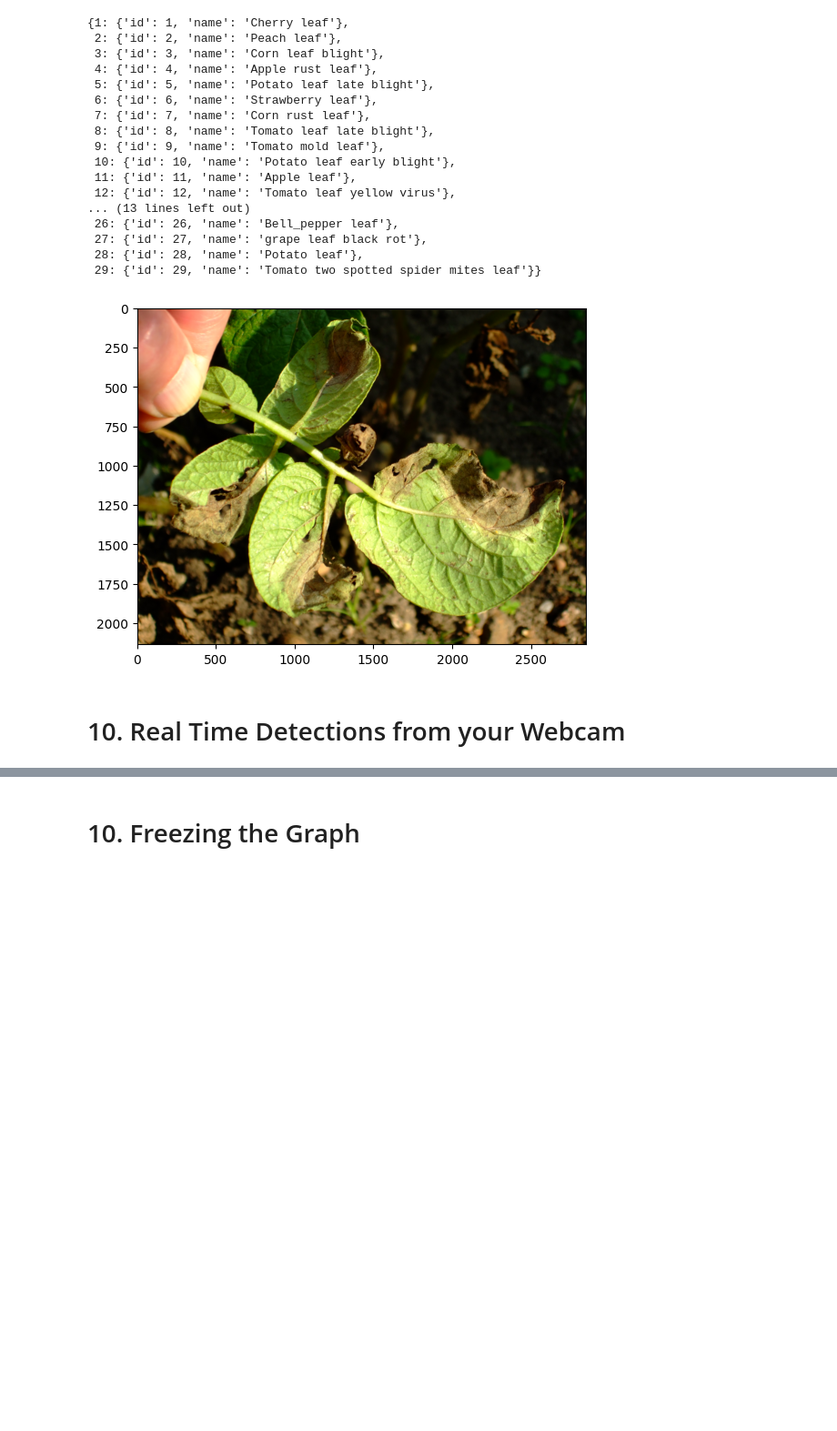
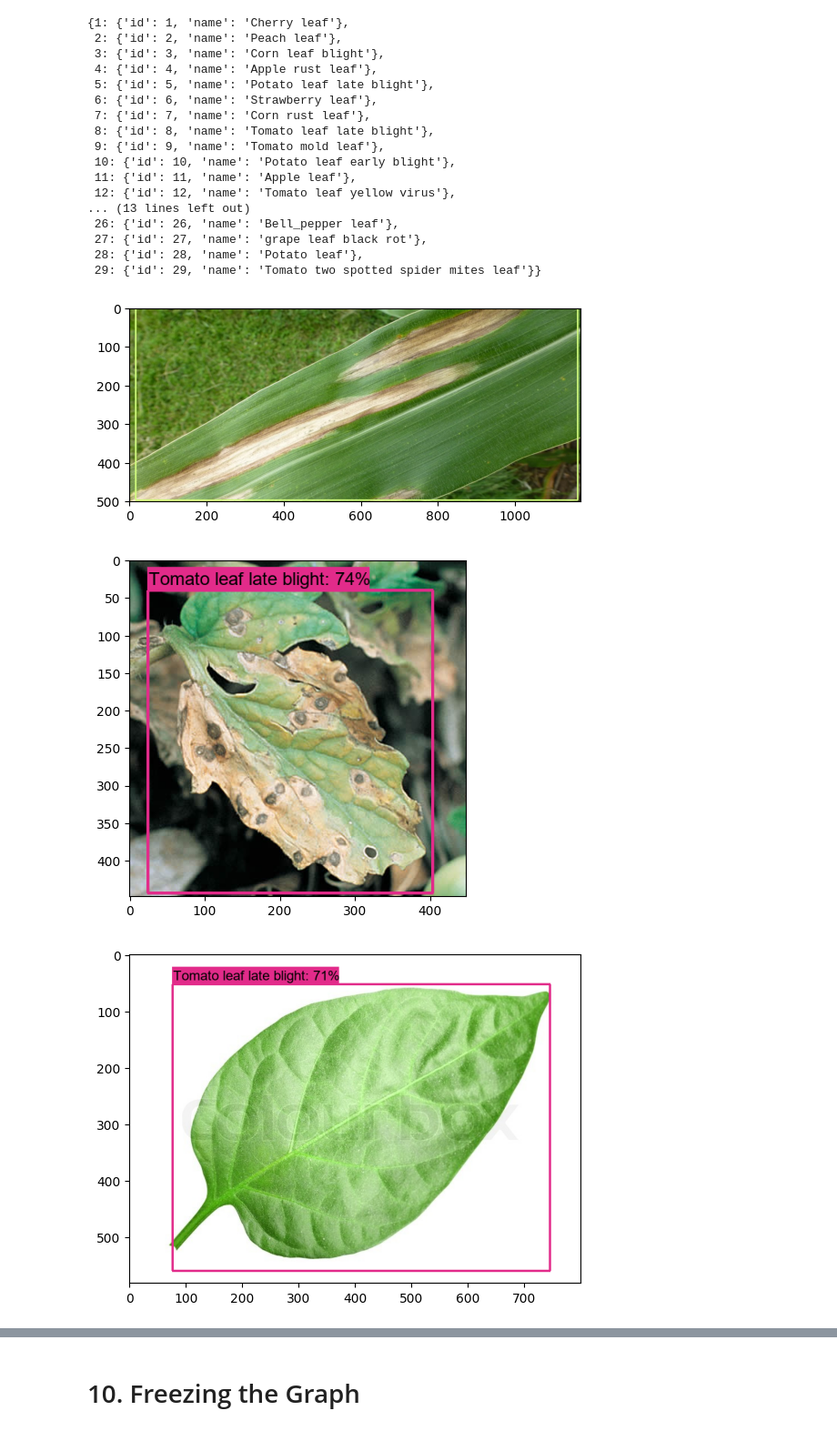
Before and after one commit to gammaraysky/tf_objectiondetection, a Jupyter notebook: 2. Training and Detection_3.ipynb, the cells around one changed output, grey strips where cells are left out. Shown at 91% size. Cells and saved outputs as stored; diff of their text form; code cells hidden in the pictures; blank space fills up the shorter version.

```diff
--- a/2. Training and Detection_3.ipynb
+++ b/2. Training and Detection_3.ipynb
@@ -848,40 +848,38 @@ category_index
  28: {'id': 28, 'name': 'Potato leaf'},
  29: {'id': 29, 'name': 'Tomato two spotted spider mites leaf'}}
 # %%
-IMAGE_PATH = os.path.join(paths['IMAGE_PATH'], 'TEST', 'backus-056-potato-blight.jpg')
+def predict_one_image(imagefilename):
 
-img = cv2.imread(IMAGE_PATH)
-image_np = np.array(img)
+    img = cv2.imread(imagefilename)
+    image_np = np.array(img)
 
-input_tensor = tf.convert_to_tensor(np.expand_dims(image_np, 0), dtype=tf.float32)
-image,shapes = resizeimage(input_tensor)
-detections = detect_fn(image,shapes)
+    input_tensor = tf.convert_to_tensor(np.expand_dims(image_np, 0), dtype=tf.float32)
+    image,shapes = resizeimage(input_tensor)
+    detections = detect_fn(image,shapes)
 
-num_detections = int(detections.pop('num_detections'))
-detections = {key: value[0, :num_detections].numpy()
-              for key, value in detections.items()}
-detections['num_detections'] = num_detections
 
-# detection_classes should be ints.
-detections['detection_classes'] = detections['detection_classes'].astype(np.int64)
+    num_detections = int(detections.pop('num_detections'))
+    detections = {key: value[0, :num_detections].numpy()
+                for key, value in detections.items()}
+    detections['num_detections'] = num_detections
 
-label_id_offset = 1
-image_np_with_detections = image_np.copy()
+    # detection_classes should be ints.
+    detections['detection_classes'] = detections['detection_classes'].astype(np.int64)
 
-viz_utils.visualize_boxes_and_labels_on_image_array(
-            image_np_with_detections,
-            detections['detection_boxes'],
-            detections['detection_classes']+label_id_offset,
-            detections['detection_scores'],
-            category_index,
-            use_normalized_coordinates=True,
-            max_boxes_to_draw=5,
-            min_score_thresh=.8,
-            agnostic_mode=False)
 
-plt.imshow(cv2.cvtColor(image_np_with_detections, cv2.COLOR_BGR2RGB))
-plt.show()
+    label_id_offset = 1
+    image_np_with_detections = image_np.copy()
+
+    viz_utils.visualize_boxes_and_labels_on_image_array(
+                image_np_with_detections,
+                detections['detection_boxes'],
+                detections['detection_classes']+label_id_offset,
+                detections['detection_scores'],
+                category_index,
+                use_normalized_coordinates=True,
+                max_boxes_to_draw=10,
+                min_score_thresh=.5,
+                agnostic_mode=False,)
+
+    plt.imshow(cv2.cvtColor(image_np_with_detections, cv2.COLOR_BGR2RGB))
+    plt.show()
-# %% [output]
-[figure, removed]
-# %% [markdown]
-# 10. Real Time Detections from your Webcam
@@ -929,0 +886,10 @@ while cap.isOpened():
+# %%
+testfiles = os.listdir(os.path.join(paths['IMAGE_PATH'], 'TEST'))
+testfiles = [t for t in testfiles if t[-4:]=='.jpg']
+
+for f in testfiles[20:30]:
+    predict_one_image(os.path.join(paths['IMAGE_PATH'], 'TEST', f))
+# %% [output]
+[figure, added]
+[figure, added]
+[figure, added]
```
Also changed, not shown: parts of 4 cells of this notebook.
